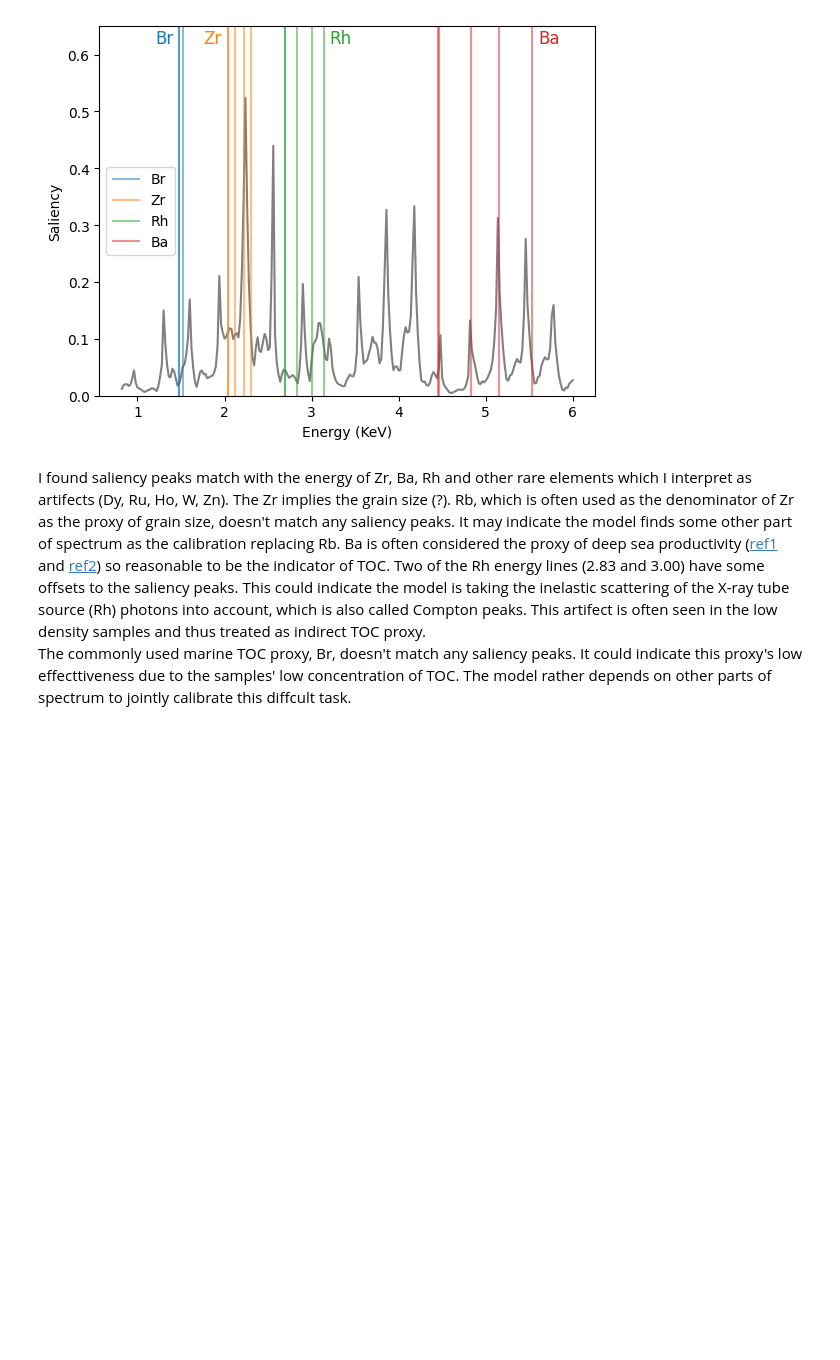
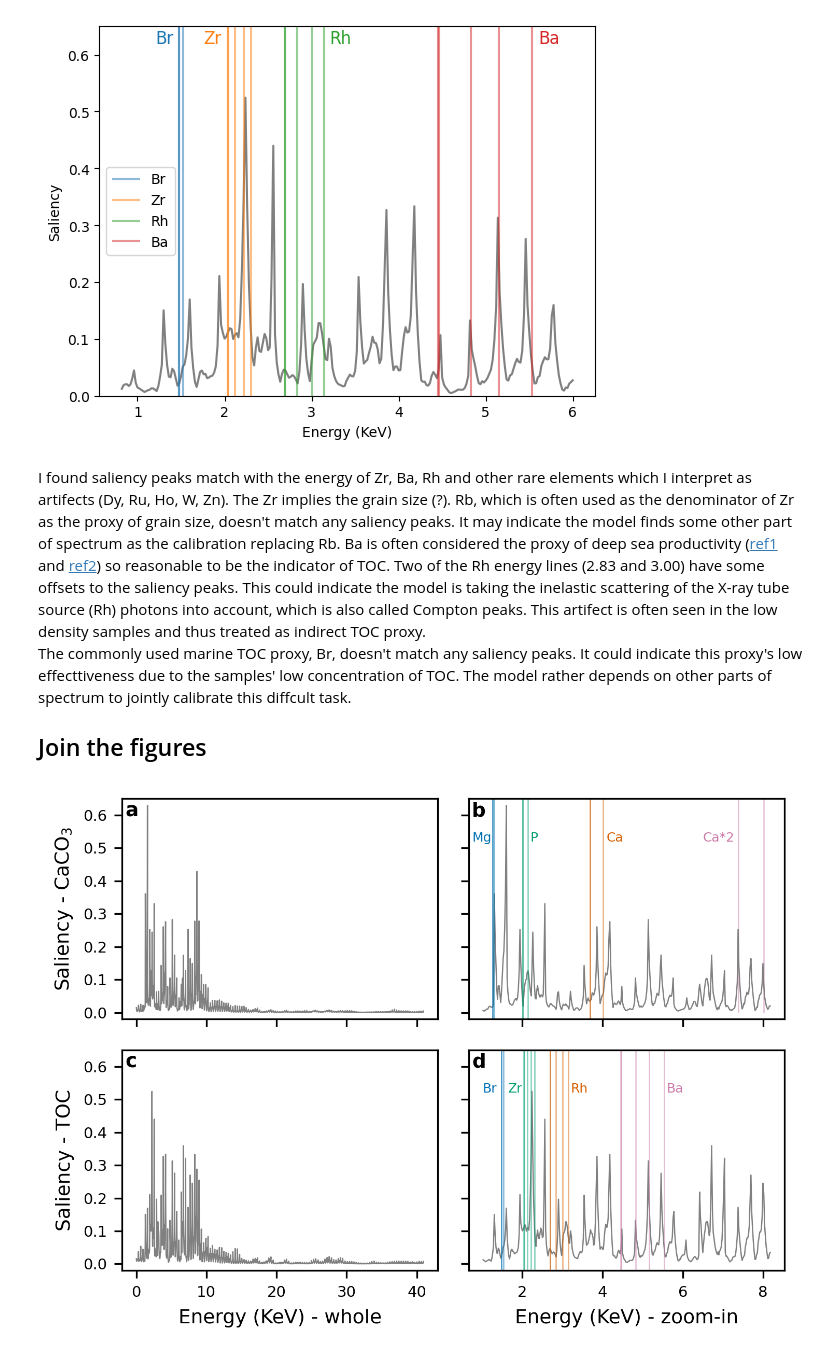
Before and after one commit to dispink/xpt, a Jupyter notebook: notebooks/finetune_saliency_map_02.ipynb, the cells around one changed output. Cells and saved outputs as stored; diff of their text form; code cells hidden in the pictures; blank space fills up the shorter version.

Commit message:
Combine saliency maps

```diff
--- a/notebooks/finetune_saliency_map_02.ipynb
+++ b/notebooks/finetune_saliency_map_02.ipynb
@@ -263,3 +263,5 @@ for x, txt in zip([1.2, 1.76, 3.2, 5.6], elements):
 # %% [markdown]
 I found saliency peaks match with the energy of Zr, Ba, Rh and other rare elements which I interpret as artifects (Dy, Ru, Ho, W, Zn). The Zr implies the grain size (?). Rb, which is often used as the denominator of Zr as the proxy of grain size, doesn't match any saliency peaks. It may indicate the model finds some other part of spectrum as the calibration replacing Rb. Ba is often considered the proxy of deep sea productivity ([ref1](https://cp.copernicus.org/articles/6/63/2010/cp-6-63-2010-discussion.html) and [ref2](https://www.sciencedirect.com/science/article/pii/S0012821X08006754?via%3Dihub)) so reasonable to be the indicator of TOC. Two of the Rh energy lines (2.83 and 3.00) have some offsets to the saliency peaks. This could indicate the model is taking the inelastic scattering of the X-ray tube source (Rh) photons into account, which is also called Compton peaks. This artifect is often seen in the low density samples and thus treated as indirect TOC proxy.
 The commonly used marine TOC proxy, Br, doesn't match any saliency peaks. It could indicate this proxy's low effecttiveness due to the samples' low concentration of TOC. The model rather depends on other parts of spectrum to jointly calibrate this diffcult task.
+
+## Join the figures
@@ -265,0 +292,72 @@ The commonly used marine TOC proxy, Br, doesn't match any saliency peaks. It cou
+# %%
+plt.style.use("seaborn-v0_8-colorblind")
+plt.rcParams["savefig.dpi"] = 300
+plt.rcParams["axes.labelsize"] = 9
+plt.rcParams["xtick.labelsize"] = 7
+plt.rcParams["ytick.labelsize"] = 7
+plt.rcParams["legend.fontsize"] = 7
+
+plt.rcParams["lines.linewidth"] = 0.6
+plt.rcParams["lines.markersize"] = 1.5
+plt.rcParams["figure.autolayout"] = True
+# %%
+elements_dict = {
+    "CaCO3": ["Mg", "P", "Ca"],
+    "TOC": ["Br", "Zr", "Rh", "Ba"]
+    }
+def plot(df, sa_dict, elements_dict):
+    start = int(min*50)
+    end = int(max*50)
+    ymin = -0.02
+    ymax = 0.65
+    kev = np.linspace(1, 2048, 2048) * 0.02
+
+    fig, axes = plt.subplots(2, 2, figsize=(5, 3.7), sharey="row", sharex="col", tight_layout=True, dpi=300)
+    for ax_row, target in enumerate(["CaCO3", "TOC"]):
+        sa_array = sa_dict[target]
+        elements = elements_dict[target]
+
+        label_y = 0.52
+        i=0
+        if target == "CaCO3":
+            axes[0, 1].vlines([7.38, 8.02], ymin=0, ymax=0.65, colors="C3", alpha=0.5)
+            for label_x, txt in zip([0.75, 2.2, 4.1, 6.5], ["Mg", "P", "Ca", "Ca*2"]):
+                axes[0, 1].text(label_x, label_y, txt, fontsize=6, c=f"C{i}")
+                i += 1
+
+        elif target == "TOC":
+            for label_x, txt in zip([1, 1.64, 3.2, 5.6], elements):
+                axes[1, 1].text(label_x, label_y, txt, fontsize=6, c=f"C{i}")
+                i += 1
+
+        # draw the whole saliency map
+        axes[ax_row, 0].plot(kev, sa_array, label="whole map", c="gray")
+
+        # draw zoom-in saliency map
+        axes[ax_row, 1].plot(kev[start:end], sa_array[start:end], c="gray", label="zoom-in map")
+
+        df_tmp = df[df["element"].isin(elements)].copy()
+
+        # draw ev peaks
+        for i, row in enumerate(df_tmp.iterrows()):
+            row = row[1][row[1] != ""].values
+            axes[ax_row, 1].vlines(row[1:]*0.001, ymin=ymin, ymax=ymax,
+                        label=row[0], colors=f"C{i}", alpha=0.5)
+
+        axes[ax_row, 1].set_ylim(ymin, ymax)
+        #axes[ax_row, 1].legend()
+
+
+
+    axes[1, 0].set_xlabel("Energy (KeV) - whole")
+    axes[1, 1].set_xlabel("Energy (KeV) - zoom-in")
+    axes[0, 0].set_ylabel("Saliency - CaCO$_3$")
+    axes[1, 0].set_ylabel("Saliency - TOC")
+
+    for ax, index in zip(axes.ravel(), ["a", "b", "c", "d"]):
+            ax.text(0.01, 0.92,
+                index, transform=ax.transAxes, fontsize=9, weight="bold")#, color="#53585F")
+
+plot(df, sa_dict, elements_dict)
+# %% [output]
+[figure, added]
```
Also changed, not shown: parts of 3 cells of this notebook, 2 other files.
